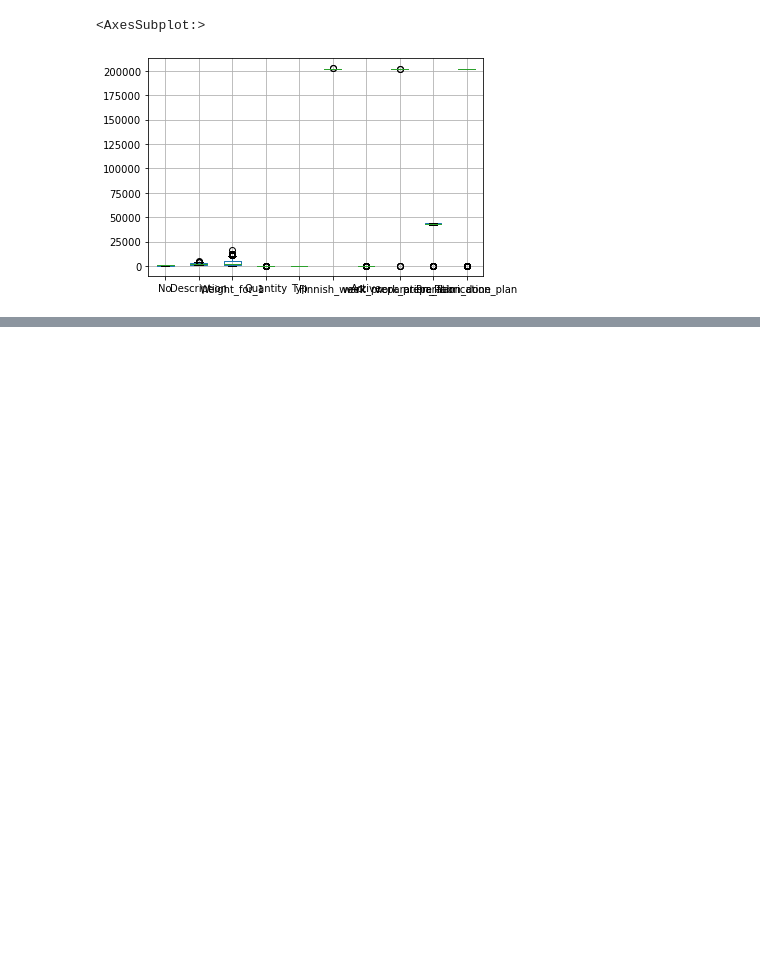
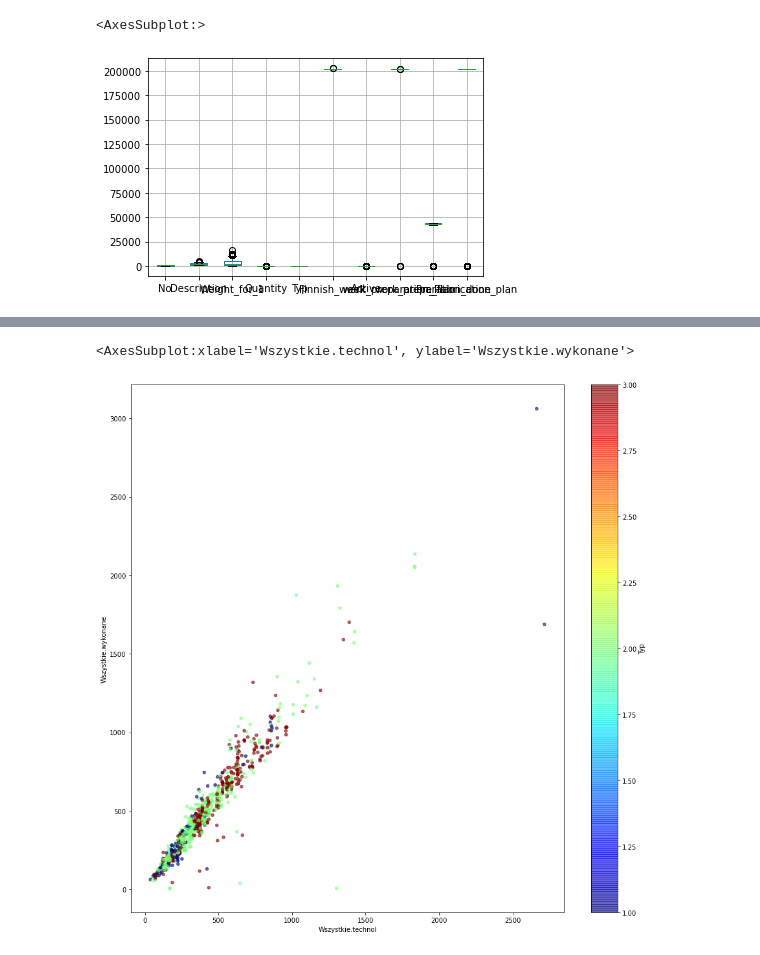
Before and after one commit to wszczawinski/DS_final_project, a Jupyter notebook: Orders.ipynb, the cells around one changed output, grey strips where cells are left out. Drawn from its saved outputs; the diff is of its cells as text; code cells hidden in the pictures; blank space fills up the shorter version.

```diff
--- a/Orders.ipynb
+++ b/Orders.ipynb
@@ -223,0 +304,6 @@ orders_df.boxplot()
+# %%
+train_set.plot(kind="scatter", x='Wszystkie.technol', y='Wszystkie.wykonane', alpha=0.6,
+    figsize=(15,15), c="Typ", cmap=plt.get_cmap("jet"), colorbar=True, sharex=False)
+# %% [output]
+<AxesSubplot:xlabel='Wszystkie.technol', ylabel='Wszystkie.wykonane'>
+[figure, added]
```
Also changed, not shown: parts of 13 cells of this notebook.
